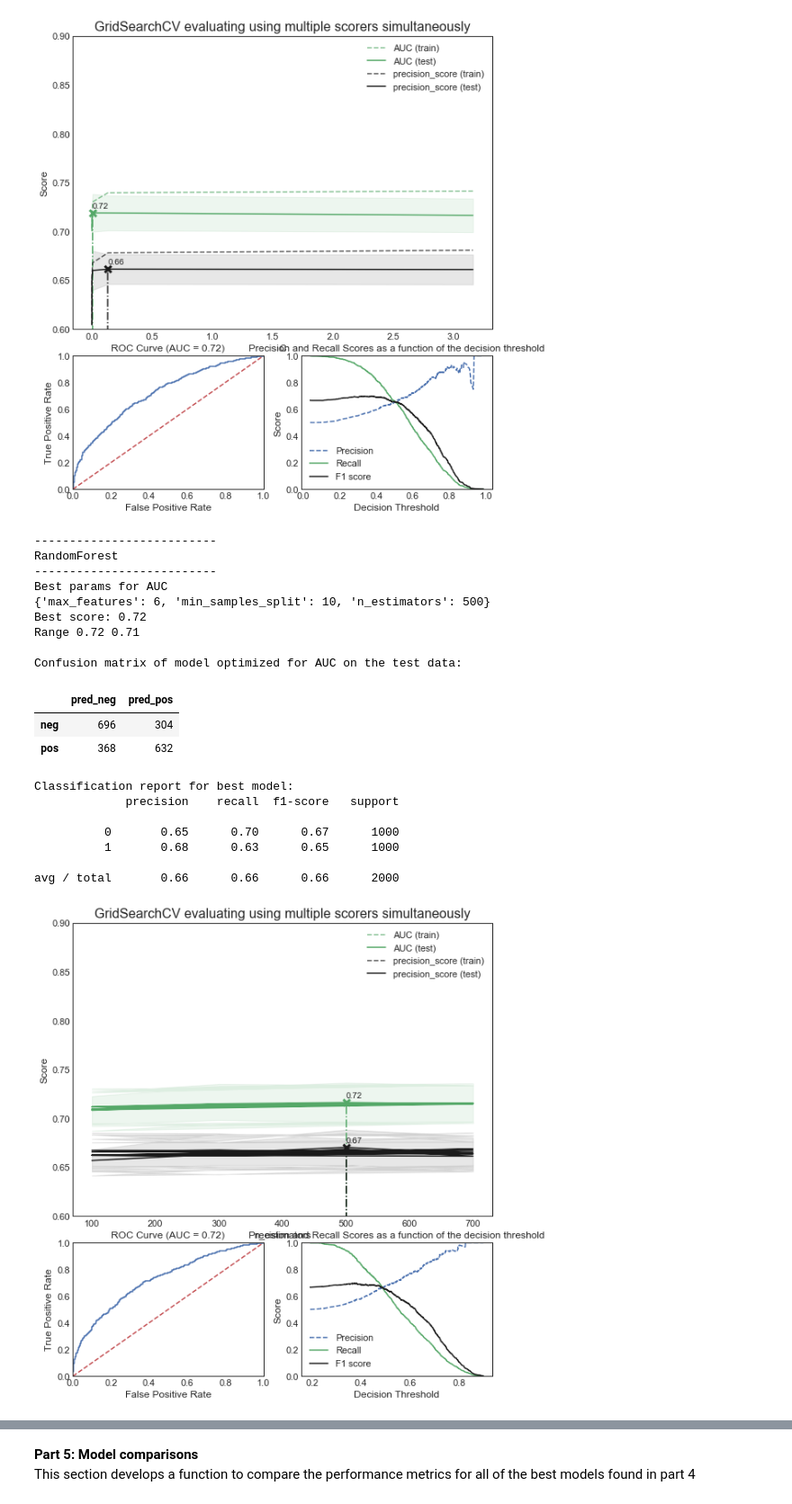
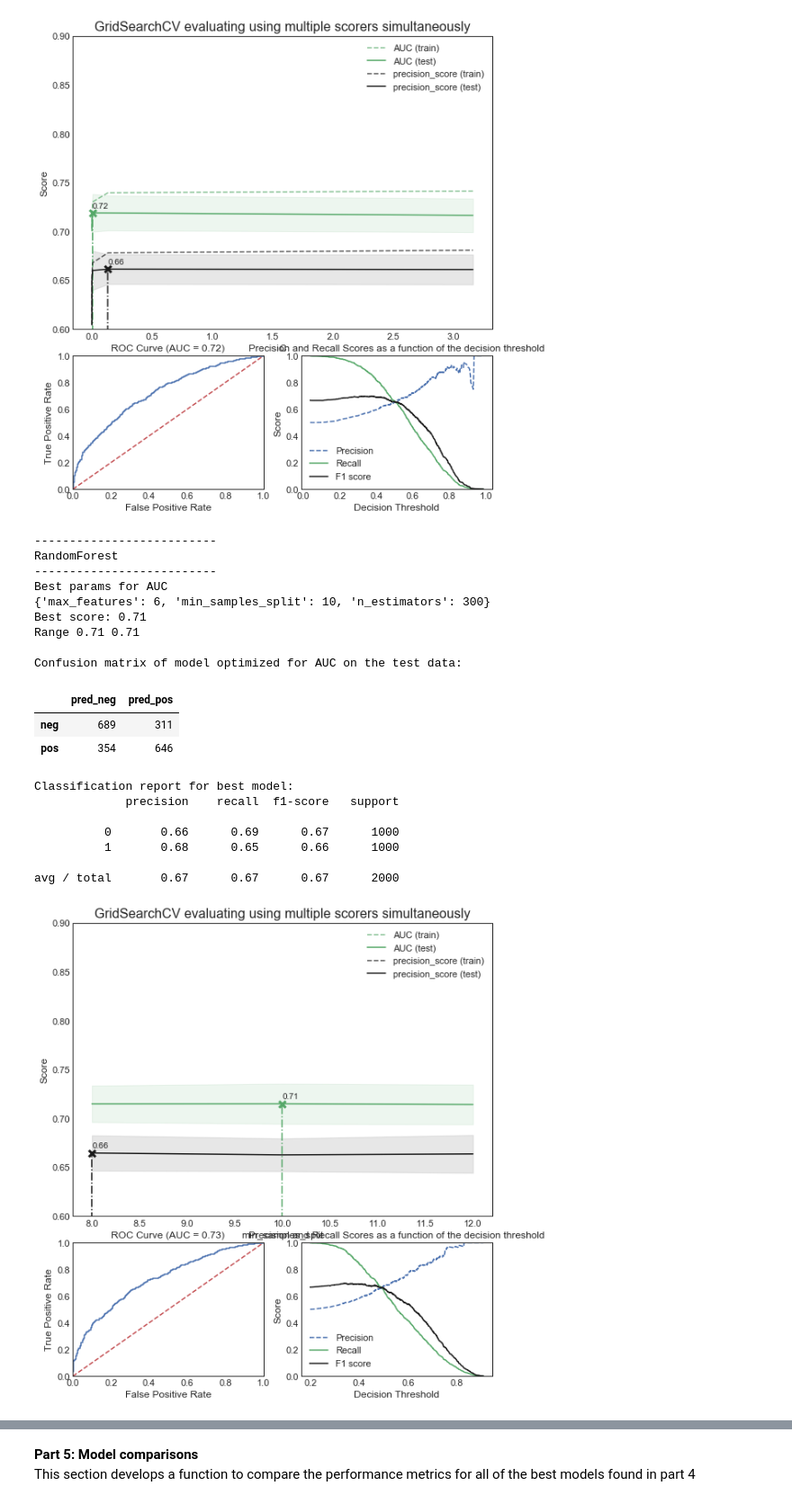
Before and after one commit to genagibson/cs109a_LendingClub, a Jupyter notebook: notebooks/others/Playing with models GG V3.ipynb, the cells around one changed output, grey strips where cells are left out. Shown at 90% size. Saved outputs shown, nothing was run; the diff lists cells and outputs as text; code cells hidden in the pictures.

```diff
--- a/notebooks/others/Playing with models GG V3.ipynb
+++ b/notebooks/others/Playing with models GG V3.ipynb
@@ -752,29 +756,30 @@ Classification report for best model:
 
 avg / total       0.65      0.65      0.65      2000
 [figure]
-# %%
-rf_best = trial_model(RandomForest, param_to_plot = "n_estimators")
-# %% [output]
---------------------------
-RandomForest
---------------------------
-Best params for AUC
-{'max_features': 6, 'min_samples_split': 10, 'n_estimators': 500}
-Best score: 0.72
-Range 0.72 0.71
-
-Confusion matrix of model optimized for AUC on the test data:
-|  | pred_neg | pred_pos |
-| neg | 696 | 304 |
-| pos | 368 | 632 |
-Classification report for best model:
-             precision    recall  f1-score   support
-
-          0       0.65      0.70      0.67      1000
-          1       0.68      0.63      0.65      1000
-
-avg / total       0.66      0.66      0.66      2000
-[figure, removed]
+# %%
+# RF takes a while to run, especially if the grid is large so be careful about adding too many parameters
+rf_best = trial_model(RandomForest, param_to_plot = "min_samples_split")
+# %% [output]
+--------------------------
+RandomForest
+--------------------------
+Best params for AUC
+{'max_features': 6, 'min_samples_split': 10, 'n_estimators': 300}
+Best score: 0.71
+Range 0.71 0.71
+
+Confusion matrix of model optimized for AUC on the test data:
+|  | pred_neg | pred_pos |
+| neg | 689 | 311 |
+| pos | 354 | 646 |
+Classification report for best model:
+             precision    recall  f1-score   support
+
+          0       0.66      0.69      0.67      1000
+          1       0.68      0.65      0.66      1000
+
+avg / total       0.67      0.67      0.67      2000
+[figure, added]
 # %%
 ada_best = trial_model(AdaBoost)
 # %% [output]
```
Also changed, not shown: parts of 17 cells of this notebook.
